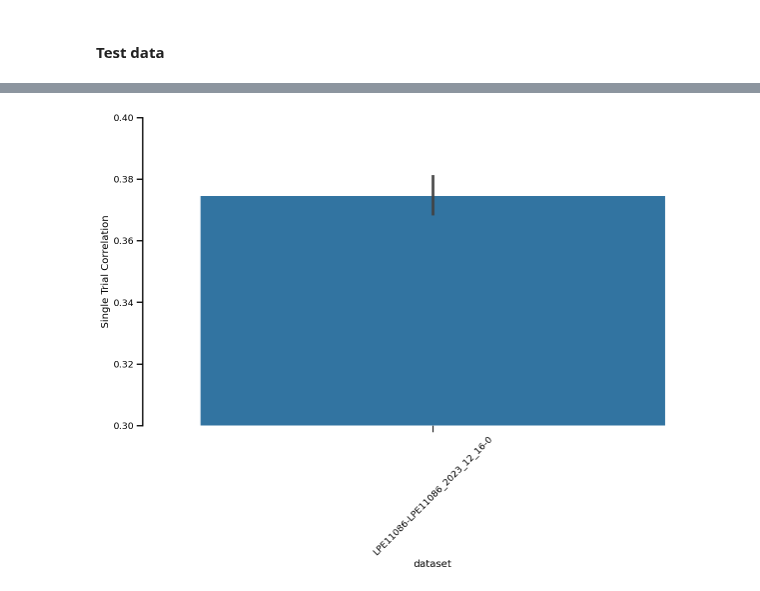
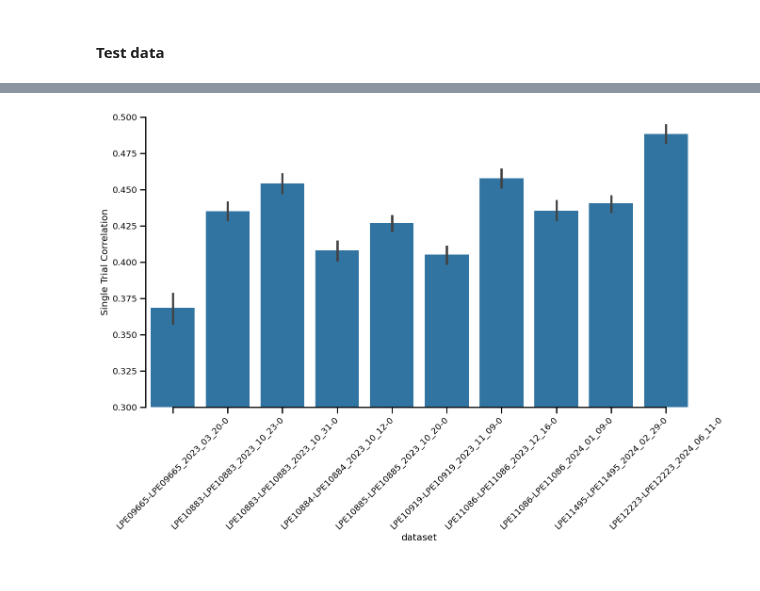
Before and after one commit to ananaphasia/adrian_sensorium, a Jupyter notebook: notebooks/submission_m4/03_evaluate_and_submit.ipynb, the cells around one changed output, grey strips where cells are left out. Drawn from its saved outputs; the diff is of its cells as text; code cells hidden in the pictures.

Commit message:
pull better graphing from main

```diff
--- a/notebooks/submission_m4/03_evaluate_and_submit.ipynb
+++ b/notebooks/submission_m4/03_evaluate_and_submit.ipynb
@@ -119,15 +126,11 @@ from sensorium.utility.measure_helpers import get_df_for_scores
 #### Test data
 # %%
 single_trial_correlation = get_correlations(
-    ensemble, dataloaders, tier="test", device="cuda", as_dict=True)
+    ensemble, dataloaders, tier="validation", device="cuda", as_dict=True)
 
 df = get_df_for_scores(session_dict=single_trial_correlation,
                        measure_attribute="Single Trial Correlation"
                        )
-# %%
-for k in dataloaders['test']:
-    assert len(df[df['dataset'] == k]) == len(dataloaders['test'][k].dataset.neurons.area), "Length of df and dataloader not equal"
-    df.loc[df['dataset'] == k, 'area'] = dataloaders['test'][k].dataset.neurons.area
 # %%
 %matplotlib inline
 # %%
@@ -141,24 +145,0 @@ sns.despine(trim=True)
-# %%
-sns.set_context("talk", font_scale=.8)
-fig, axes = plt.subplots(nrows=1, ncols=len(df['dataset'].unique()), figsize=(15, 8), sharey=True)
-
-for idx, (ax, (i, g)) in enumerate(zip(np.array(axes).reshape(-1), df.groupby('dataset'))):
-    sns.boxenplot(x="area", y="Single Trial Correlation", data=g, ax=ax)
-    ax.set_title(i)  # Set the title of each subplot to the dataset name
-    ax.set_xlabel("")  # Set the x-axis label
-    ax.set_xticklabels(ax.get_xticklabels(), rotation=45)
-
-    if idx > 0:
-        # remove y axis line
-        ax.spines['left'].set_visible(False)
-        ax.set_ylabel("")
-        ax.set_yticklabels([])
-        ax.set_yticks([])
-        ax.get_yaxis().set_visible(False)
-
-        for spine in ax.spines.values():
-            spine.set_visible(False)
-
-sns.despine(trim=True)
-plt.tight_layout()
-plt.show()
@@ -167,9 +146,11 @@ plt.show()
 # %%
 sns.set_context("talk", font_scale=.8)
 fig = plt.figure(figsize=(15, 8))
 sns.barplot(x="dataset", y="Single Trial Correlation", data=df, )
 plt.xticks(rotation=45)
-plt.ylim(0.3, 0.4)
+plt.ylim(0.3, 0.5)
 sns.despine(trim=True)
+plt.savefig('notebooks/submission_m4/results/single_trial_correlations_hist.png')
+plt.show()
 # %% [output]
-[figure, old version]
+[figure, new version]
```
Also changed, not shown: parts of 9 cells of this notebook.
